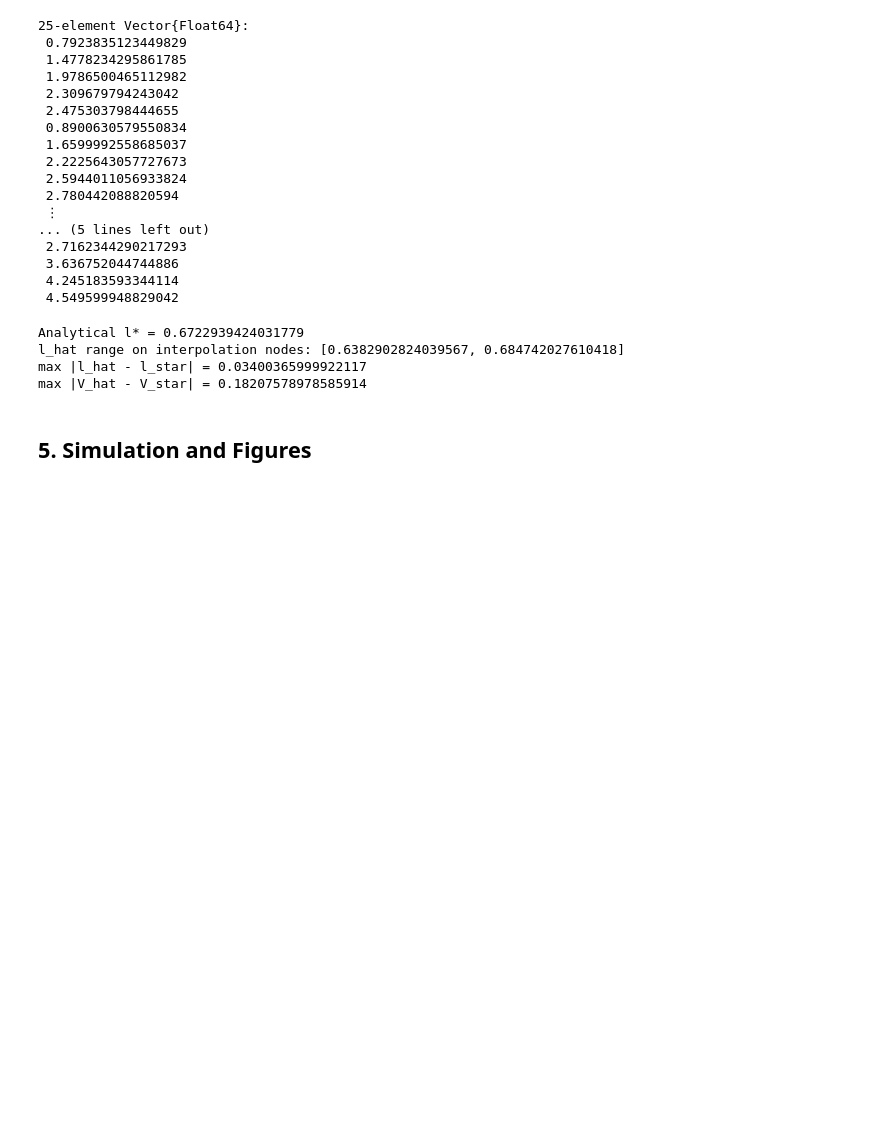
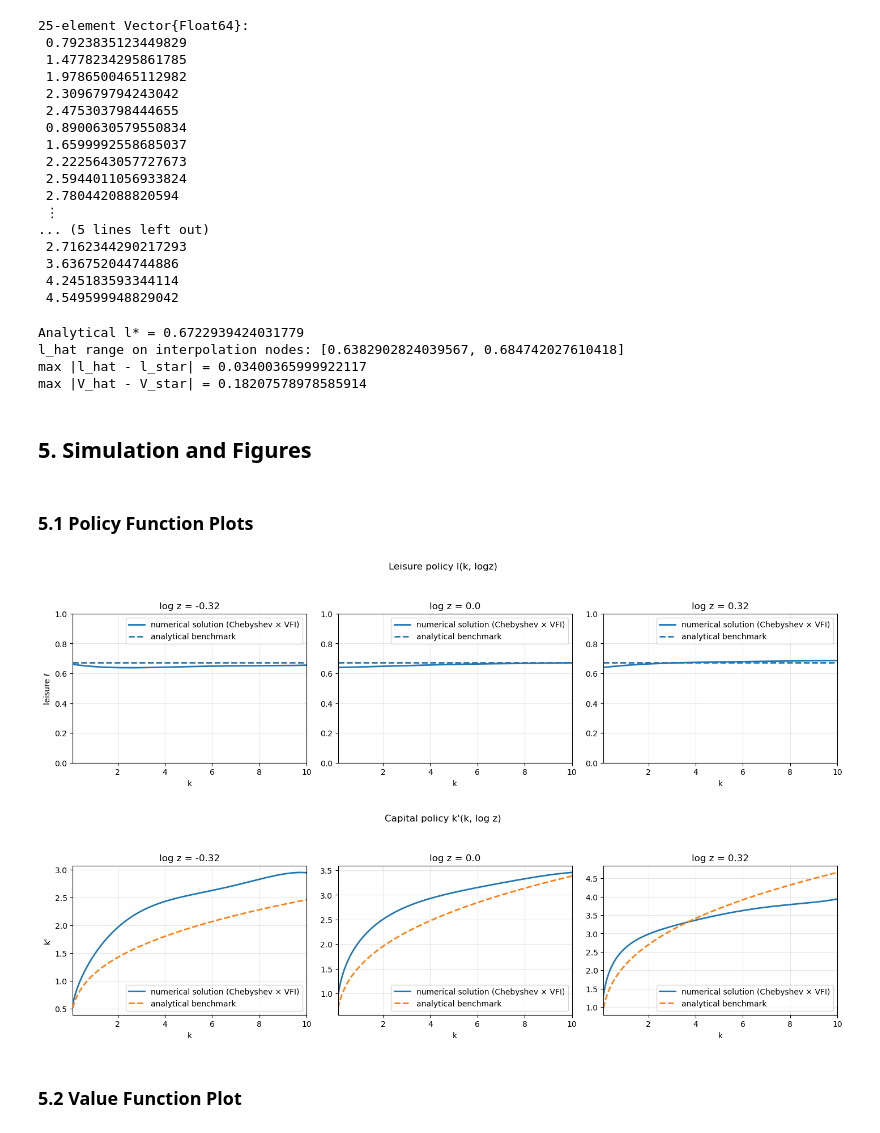
Before and after one commit to QuantEcon/ContinuousDPs.jl, a Jupyter notebook: examples/experimental/cdp_ex_santos1999_s73_jl.ipynb, the cells around one changed output. Saved outputs shown, nothing was run; the diff lists cells and outputs as text; code cells hidden in the pictures; blank space fills up the shorter version.

Commit message:
EXAMPLES: add policy and value function plots

```diff
--- a/examples/experimental/cdp_ex_santos1999_s73_jl.ipynb
+++ b/examples/experimental/cdp_ex_santos1999_s73_jl.ipynb
@@ -213 +211,78 @@ max |V_hat - V_star| = 0.18207578978585914
+# %% [markdown]
+### 5.1 Policy Function Plots
+# %%
+# Figure legend
+interp_name = "Chebyshev"
+method_name = "VFI"
+tag = "$(interp_name) × $(method_name)"
+lbl_approx = "numerical solution ($tag)"
+lbl_bench  = "analytical benchmark"
+
+# Grids
+k_grid = collect(range(k_min, k_max; length=300))
+logz_slices = [logz_min, 0.0, logz_max]
+
+# Policy value on nodes
+X_interp = Interpoland(basis, res.X)
+
+# Leisure policy across k for different logz slices
+ncols = length(logz_slices)
+fig = plt.figure(figsize=(4.8*ncols, 4.2))
+
+for (j, logz0) in enumerate(logz_slices)
+    ax = fig.add_subplot(1, ncols, j)
+
+    ℓ_hat = [X_interp([k, logz0]) for k in k_grid]
+
+    ax.plot(k_grid, ℓ_hat, lw=2, label=lbl_approx)
+    ax.axhline(l_star, lw=2, linestyle="--", label=lbl_bench)
+
+    ax.set_title("log z = $(round(logz0, digits=2))")
+    ax.set_xlabel("k")
+    if j == 1
+        ax.set_ylabel("leisure ℓ")
+    end
+    ax.set_xlim(k_min, k_max)
+    ax.set_ylim(0.0, 1.0)
+    ax.grid(true, alpha=0.3)
+    ax.legend()
+end
+
+fig.suptitle("Leisure policy l(k, logz)")
+fig.tight_layout(rect=[0, 0, 1, 0.92])
+display(fig)
+
+# Implied k' policy across k for different logz slices
+fig = plt.figure(figsize=(4.8*ncols, 4.2))
+
+for (j, logz0) in enumerate(logz_slices)
+    ax = fig.add_subplot(1, ncols, j)
+
+    z0 = exp(logz0)
+
+    l_hat  = [X_interp([k, logz0]) for k in k_grid]
+    kp_hat = [kprime_from_l(k_grid[i], z0, l_hat[i]) for i in eachindex(k_grid)]
+    kp_bench = policy.(k_grid, logz0)
+
+    ax.plot(k_grid, kp_hat,  lw=2, label=lbl_approx)
+    ax.plot(k_grid, kp_bench, lw=2, linestyle="--", label=lbl_bench)
+
+    ax.set_title("log z = $(round(logz0, digits=2))")
+    ax.set_xlabel("k")
+    if j == 1
+        ax.set_ylabel("k'")
+    end
+    ax.set_xlim(k_min, k_max)
+    ax.grid(true, alpha=0.3)
+    ax.legend()
+end
+
+fig.suptitle("Capital policy k'(k, log z)")
+fig.tight_layout(rect=[0, 0, 1, 0.92])
+display(fig)
+# %% [output]
+[figure, added]
+[figure, added]
+# %% [markdown]
+### 5.2 Value Function Plot
 # %%
```
Also changed, not shown: parts of 2 cells of this notebook.
